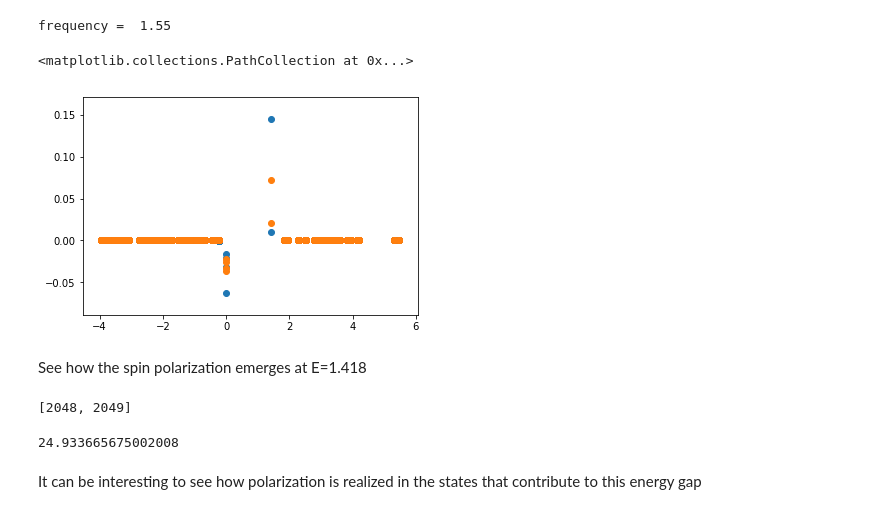
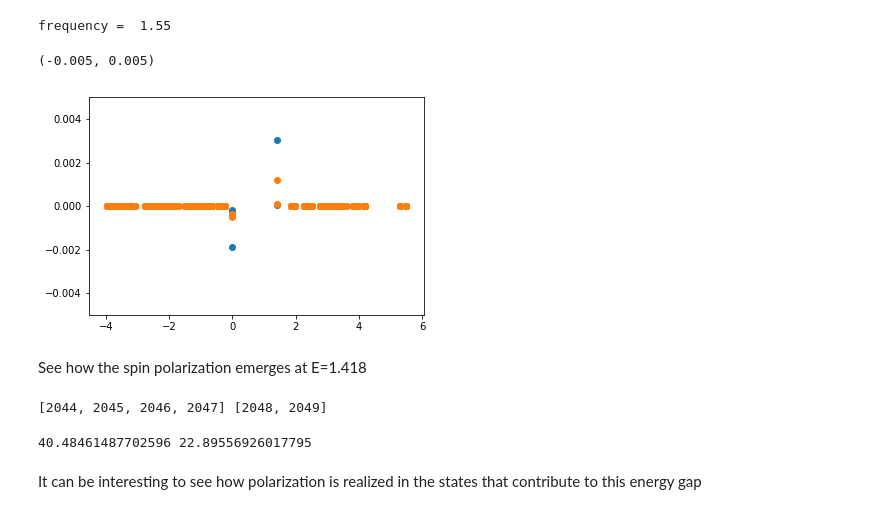
Before and after one commit to marcodalessandro76/Generation-and-decay-of-the-degree-of-spin-polarization-in-GaAs, a Jupyter notebook: Spin_polarization_analysis.ipynb, the cells around one changed output. Saved outputs shown, nothing was run; the diff lists cells and outputs as text; code cells hidden in the pictures.

```diff
--- a/Spin_polarization_analysis.ipynb
+++ b/Spin_polarization_analysis.ipynb
@@ -15,5 +15,5 @@ We consider the various samplings of the k-points
 # %%
-data_dir = 'rt_k8/FixSymm'
+data_dir = 'rt_k8_width40/FixSymm'
 last_time = '240.000'
 # %%
 # circular polarization spanning a given frequencies range
@@ -43,22 +43,24 @@ carriers_tot = data_tot[last_time]
 # %%
 plt.scatter(energies,carriers_up)
 plt.scatter(energies,carriers_dn)
+plt.ylim((-0.005,0.005))
 # %% [output]
-<matplotlib.collections.PathCollection at 0x...>
+(-0.005, 0.005)
-[figure, old version]
+[figure, new version]
 # %% [markdown]
 See how the spin polarization emerges at E=1.418
 # %%
-indexes = []
+val_indexes = []
+cond_indexes = []
+
+for ind,e in enumerate(energies):
+    if e == 0.0:
+        val_indexes.append(ind)
+
 for ind,e in enumerate(energies):
     if e == 1.418:
-        indexes.append(ind)
-indexes
+        cond_indexes.append(ind)
+
+print(val_indexes,cond_indexes)
 # %% [output]
-[2048, 2049]
+[2044, 2045, 2046, 2047] [2048, 2049]
-# %%
-up_bin = sum(carriers_up[slice(indexes[0],indexes[-1]+1)])
-dn_bin = sum(carriers_dn[slice(indexes[0],indexes[-1]+1)])
-(up_bin-dn_bin)/(up_bin+dn_bin)*100
-# %% [output]
-24.933665675002008
@@ -65,2 +72,12 @@ dn_bin = sum(carriers_dn[slice(indexes[0],indexes[-1]+1)])
+# %%
+sum_cond_up = sum(cond_up)
+sum_cond_dn = sum(cond_dn)
+spin_pol_cond = (sum_cond_up-sum_cond_dn)/(sum_cond_up+sum_cond_dn)*100
+sum_val_up = sum(val_up)
+sum_val_dn = sum(val_dn)
+spin_pol_val = (sum_val_up-sum_val_dn)/(sum_val_up+sum_val_dn)*100
+print(spin_pol_cond,spin_pol_val)
+# %% [output]
+40.48461487702596 22.89556926017795
 # %% [markdown]
 It can be interesting to see how polarization is realized in the states that contribute to this energy gap
```
Also changed, not shown: parts of 31 cells of this notebook, 3 other files.
